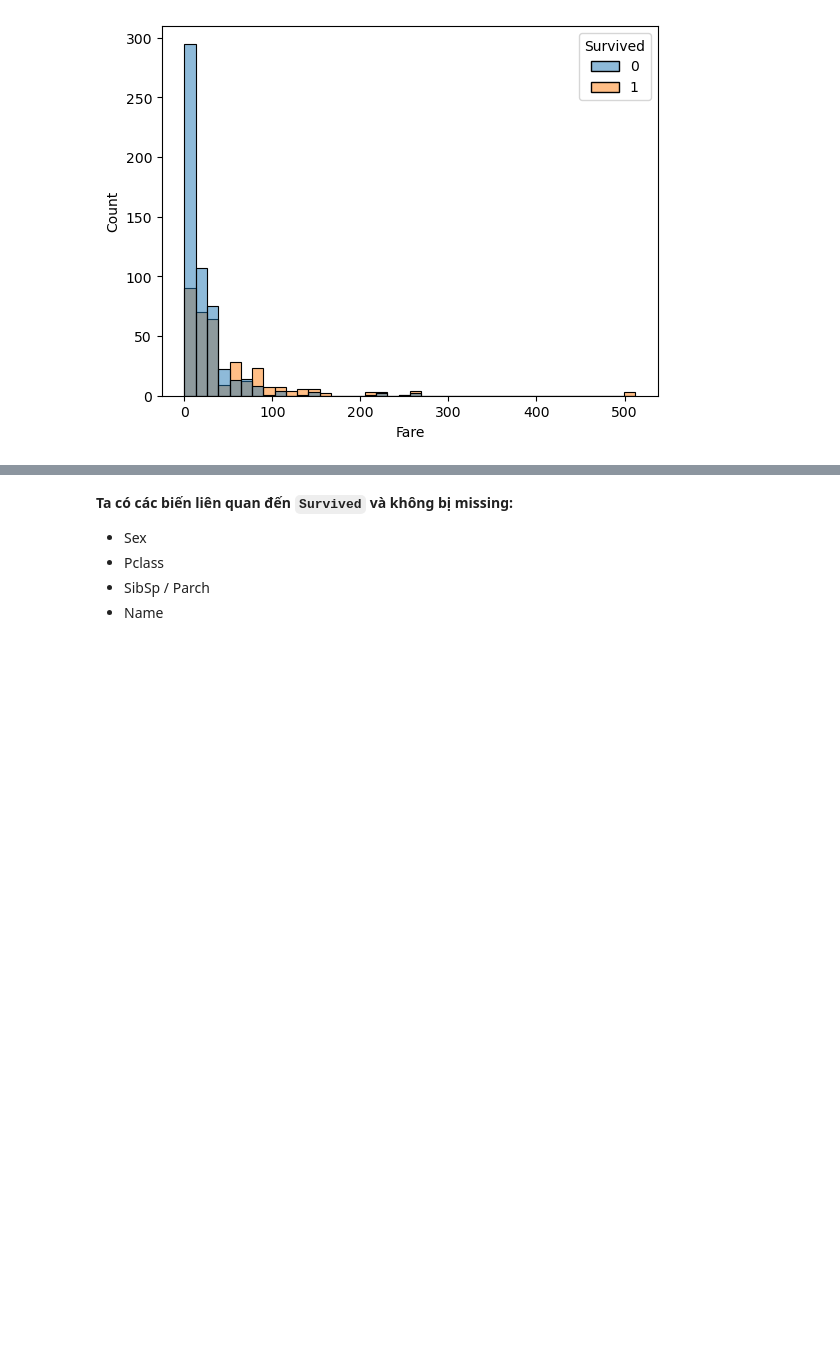
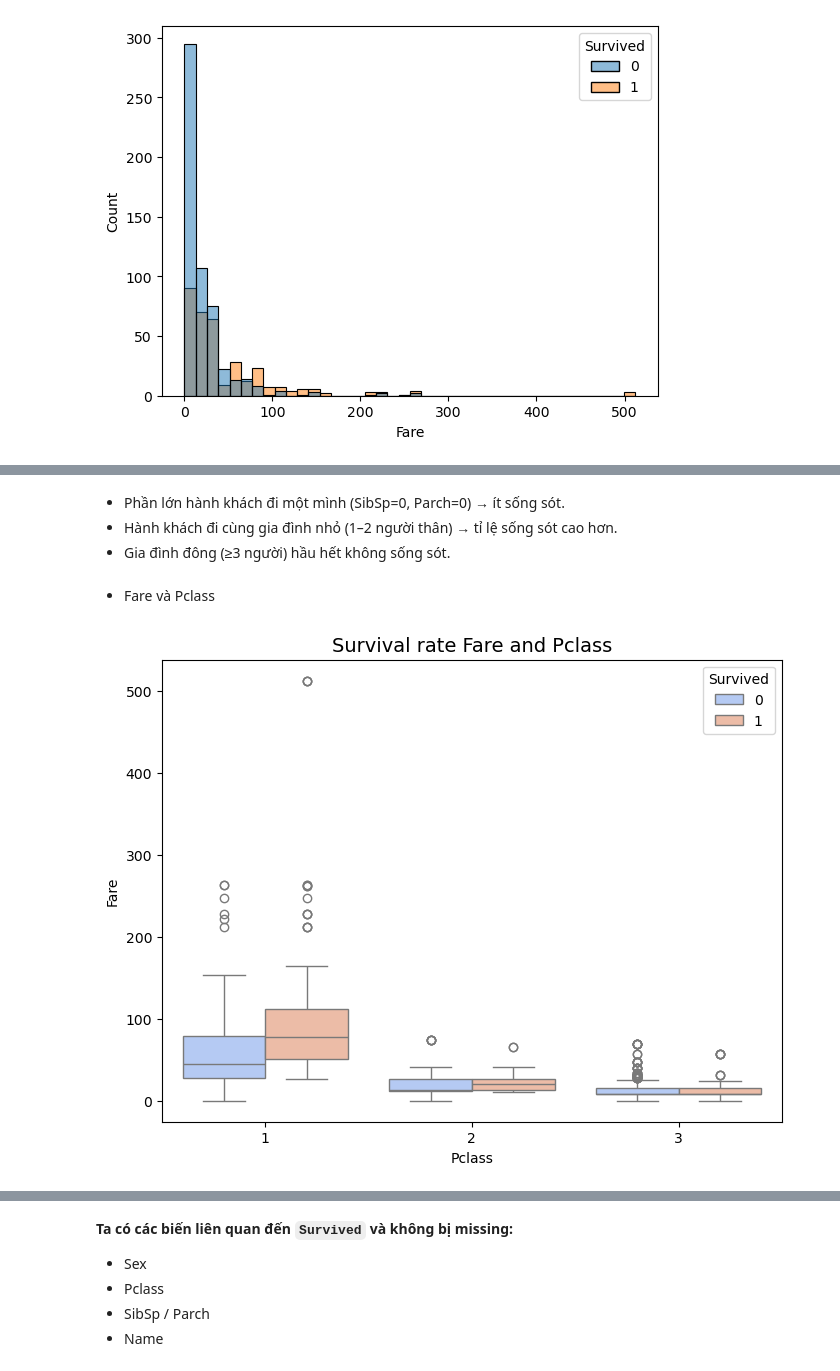
Before and after one commit to ngan23github/My-Machine-Learning, a Jupyter notebook: Challenge 1_Titanic/Titanic_Code.ipynb, the cells around one changed output, grey strips where cells are left out. Drawn from its saved outputs; the diff is of its cells as text; code cells hidden in the pictures; blank space fills up the shorter version.

```diff
--- a/Challenge 1_Titanic/Titanic_Code.ipynb
+++ b/Challenge 1_Titanic/Titanic_Code.ipynb
@@ -216,0 +258,16 @@ sns.histplot(data=train_df, x='Fare', hue='Survived', bins=40)
+# %% [markdown]
+- Phần lớn hành khách đi một mình (SibSp=0, Parch=0) → ít sống sót.
+- Hành khách đi cùng gia đình nhỏ (1–2 người thân) → tỉ lệ sống sót cao hơn.
+- Gia đình đông (≥3 người) hầu hết không sống sót.
+# %% [markdown]
+- Fare và Pclass
+# %%
+plt.figure(figsize=(8,6))
+sns.boxplot(data=train_df, x='Pclass', y='Fare', hue='Survived', palette='coolwarm')
+plt.title('Survival rate Fare and Pclass', fontsize=14)
+plt.xlabel('Pclass')
+plt.ylabel('Fare')
+plt.legend(title='Survived')
+plt.show()
+# %% [output]
+[figure, added]
```
Also changed, not shown: parts of 26 cells of this notebook, 27 other files.
